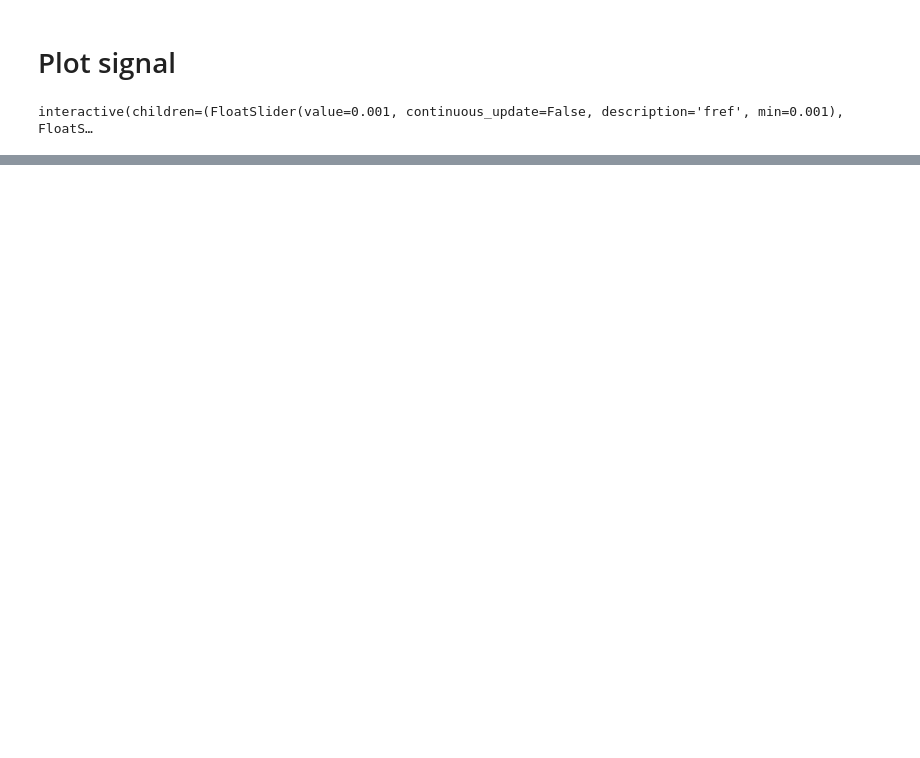
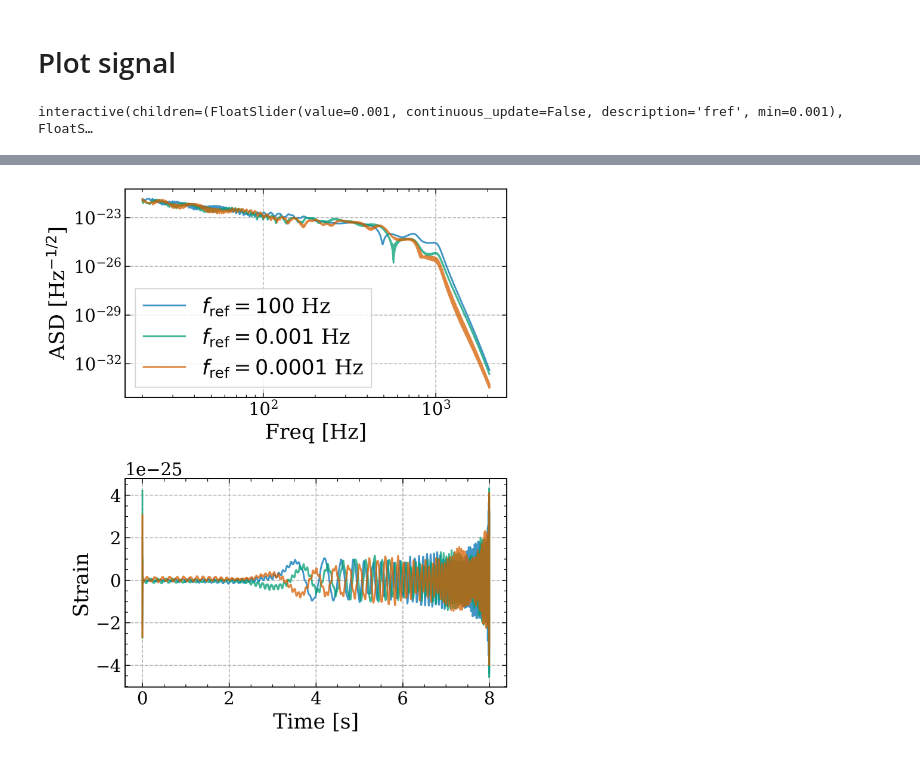
Before and after one commit to avivajpeyi/agn_phenomenological_model, a Jupyter notebook: studies/fref_tests/inject_at_low_freq.ipynb, the cells around one changed output, grey strips where cells are left out. Drawn from its saved outputs; the diff is of its cells as text; code cells hidden in the pictures; blank space fills up the shorter version.

```diff
--- a/studies/fref_tests/inject_at_low_freq.ipynb
+++ b/studies/fref_tests/inject_at_low_freq.ipynb
@@ -176,0 +186,72 @@ interactive(children=(FloatSlider(value=0.001, continuous_update=False, descript
+# %%
+import lal
+import lalsimulation as lalsim
+import matplotlib.pyplot as plt
+plt.style.use(
+    "https://gist.githubusercontent.com/avivajpeyi/4d9839b1ceb7d3651cbb469bc6b0d69b/raw/4ee4a870126653d542572372ff3eee4e89abcab0/publication.mplstyle")
+
+
+
+def get_fseries_and_tseries(fmin = 20, fmax = 2048, duration = 8.):
+    deltaF = 1./duration
+    fseries = np.linspace(fmin, fmax, num=int((fmax-fmin)/deltaF)+1)
+    tseries = np.linspace(0, duration, num=int((fmax-fmin)/deltaF)*2)
+    return fseries, tseries
+
+
+def get_strain(fseries, fref=100):
+    # injection param
+    m1, m2 = 38.90726199927476, 4.099826620277696
+    m1*=lal.MSUN_SI
+    m2*=lal.MSUN_SI
+    s1x, s1y, s1z = -0.5292121532005147, 0.0815506948762848, 0.6489430710417405
+    s2x, s2y, s2z = 0.32082521678503834, -0.7843006704918378, 0.02983346070373225
+    iota = 2.489741666120003
+    phase = 2.3487991630017353
+    dist= 100
+
+
+    # convert fseries to lal vector
+    F = fseries
+    F = lal.CreateREAL8Vector(len(F))
+    F.data[:] =  fseries
+
+    # compute strain
+    WFdict = lal.CreateDict()
+    hplus, hcross = lalsim.SimInspiralChooseFDWaveformSequence(
+        phase, m1, m2,
+        s1x, s1y, s1z,
+        s2x, s2y, s2z,
+        fref,
+        dist * 1e6 * lal.PC_SI, iota, WFdict,
+        lalsim.IMRPhenomXPHM, F
+        )
+
+    return dict(
+        asd = np.abs(hplus.data.data),
+        phase = np.unwrap(np.angle(hplus.data.data)),
+        time = np.fft.irfft(hplus.data.data)
+    )
+
+
+def plot_strain_at_different_fref(frefs=[]):
+    fseries, tseries = get_fseries_and_tseries(duration=8)
+    fig, ax = plt.subplots(2,1, figsize=(6,7))
+
+    for fref in frefs:
+        strain = get_strain(fseries, fref)
+        label = r"$f_{\rm  ref} = " + str(fref) + "$ Hz"
+        ax[0].loglog(fseries, strain['asd'], label=label, alpha=0.75)
+        ax[1].plot(tseries, strain['time'], label=label, alpha=0.75)
+
+    ax[0].set_xlabel('Freq [Hz]')
+    ax[1].set_xlabel('Time [s]')
+    ax[0].set_ylabel(r'ASD [Hz$^{-1/2}$]')
+    ax[1].set_ylabel('Strain')
+    ax[0].legend()
+    plt.tight_layout()
+
+
+plot_strain_at_different_fref([100, 0.001, 0.0001])
+# %% [output]
+[figure, added]
```
Also changed, not shown: parts of 4 cells of this notebook, 2 other files.
